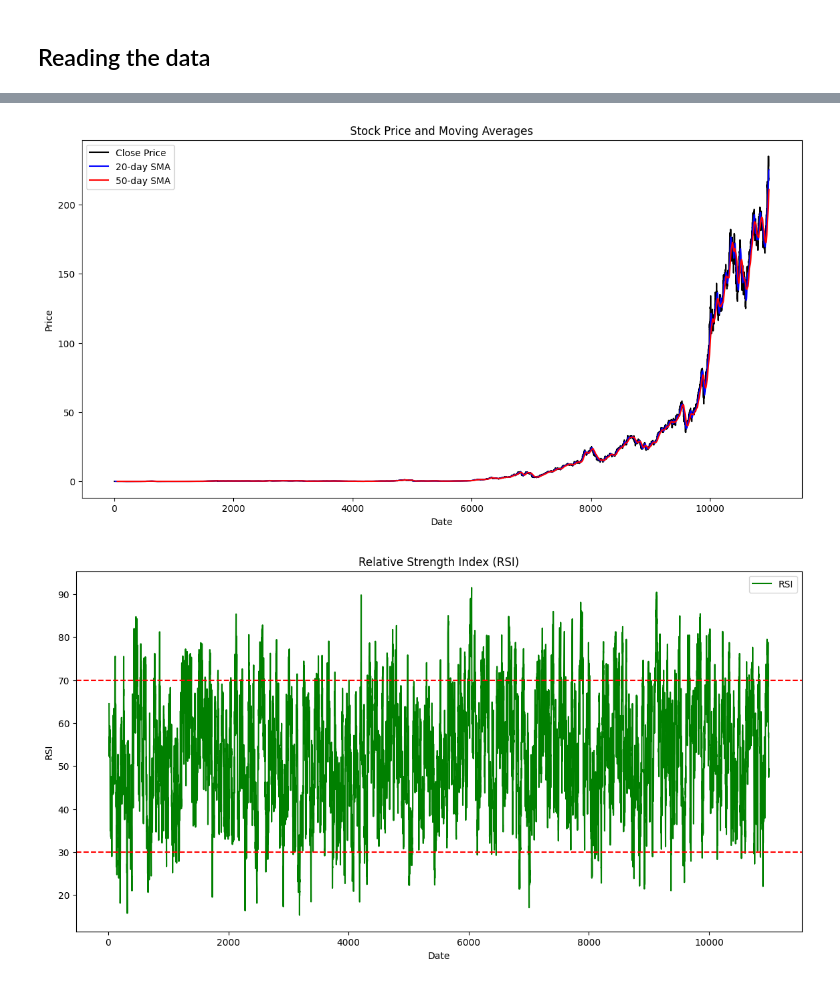
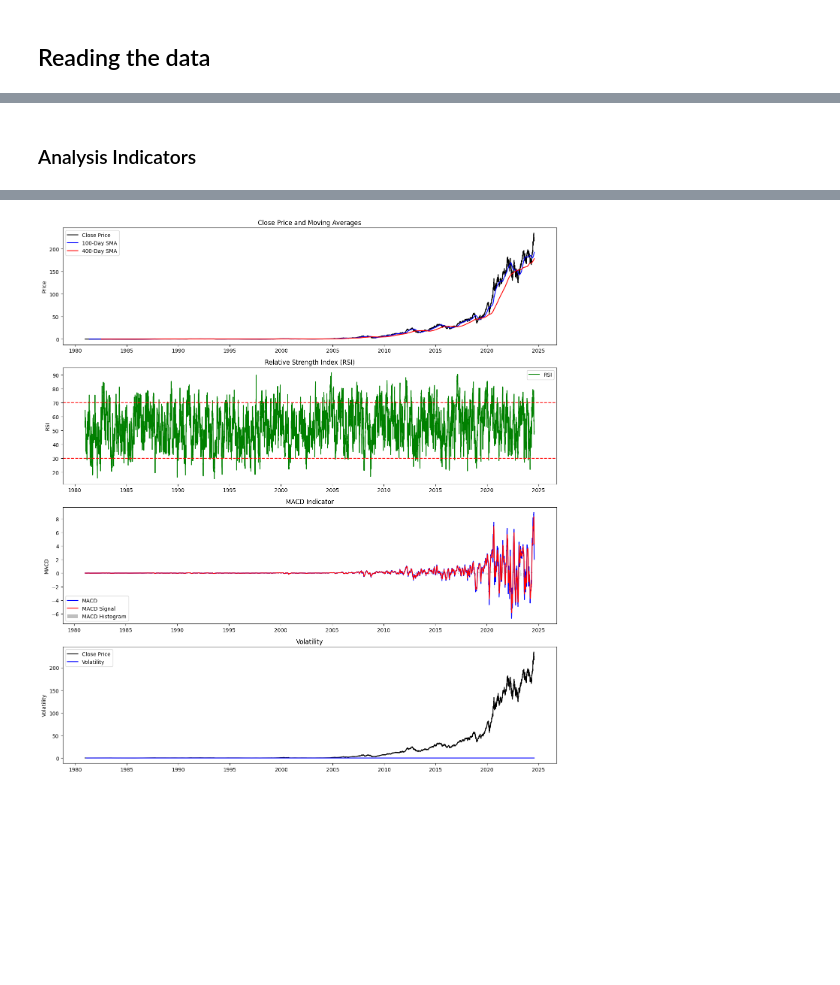
Before and after one commit to yohannestayez/Financial-News-and-Stock-Price-Integration, a Jupyter notebook: notebooks/Analysis2.ipynb, the cells around one changed output, grey strips where cells are left out. Drawn from its saved outputs; the diff is of its cells as text; code cells hidden in the pictures; blank space fills up the shorter version.

```diff
--- a/notebooks/Analysis2.ipynb
+++ b/notebooks/Analysis2.ipynb
@@ -8,6 +9,10 @@ import matplotlib.pyplot as plt
 # Load the CSV file into a Pandas DataFrame
 df = pd.read_csv(r'C:\Users\Toshiba\Desktop\Kifiya AIM 1\Week 1\Data\yfinance_data\yfinance_data\AAPL_historical_data.csv')
 
+# Ensure the required columns are present
+required_columns = ['Date', 'Open', 'High', 'Low', 'Close', 'Volume']
+df = df[required_columns]
+
 # Display the first few rows of the data
 print(df.head())
 # %% [output]
@@ -27,14 +25,16 @@ print(df.head())
+# %% [markdown]
+### Analysis Indicators
 # %%
-# Ensure the required columns are present
-required_columns = ['Open', 'High', 'Low', 'Close', 'Volume']
-df = df[required_columns]
+# Convert Date column to datetime if not already done
+df['Date'] = pd.to_datetime(df['Date'])
+df.set_index('Date', inplace=True)
 
-# Calculate Moving Averages
-df['SMA_20'] = talib.SMA(df['Close'], timeperiod=20)  # 20-day Simple Moving Average
-df['SMA_50'] = talib.SMA(df['Close'], timeperiod=50)  # 50-day Simple Moving Average
+# Calculate 100-day and 400-day Moving Averages
+df['SMA100'] = talib.SMA(df['Close'], timeperiod=100)
+df['SMA400'] = talib.SMA(df['Close'], timeperiod=400)
 
 # Calculate RSI (Relative Strength Index)
-df['RSI'] = talib.RSI(df['Close'], timeperiod=14)  # 14-day RSI
+df['RSI'] = talib.RSI(df['Close'], timeperiod=14)
 
 # Calculate MACD (Moving Average Convergence Divergence)
 macd, macdsignal, macdhist = talib.MACD(df['Close'], fastperiod=12, slowperiod=26, signalperiod=9)
@@ -42,39 +42,53 @@ df['MACD'] = macd
 df['MACD_Signal'] = macdsignal
 df['MACD_Hist'] = macdhist
 
+# Calculate daily returns
+df['Return'] = df['Close'].pct_change()
+
+# Calculate rolling volatility (21-day rolling standard deviation of returns)
+df['Volatility'] = df['Return'].rolling(window=21).std()
+
 # Display the DataFrame with the new indicators
 print(df.head())
 
-# Plot Closing Price with Moving Averages
-plt.figure(figsize=(14, 7))
+# Plotting
+plt.figure(figsize=(14, 15))
+
+# Plot Close Price and Moving Averages
+plt.subplot(4, 1, 1)
 plt.plot(df['Close'], label='Close Price', color='black')
-plt.plot(df['SMA_20'], label='20-day SMA', color='blue')
-plt.plot(df['SMA_50'], label='50-day SMA', color='red')
-plt.title('Stock Price and Moving Averages')
-plt.xlabel('Date')
+plt.plot(df['SMA100'], label='100-Day SMA', color='blue')
+plt.plot(df['SMA400'], label='400-Day SMA', color='red')
+plt.title('Close Price and Moving Averages')
 plt.ylabel('Price')
 plt.legend()
-plt.show()
 
 # Plot RSI
-plt.figure(figsize=(14, 7))
+plt.subplot(4, 1, 2)
 plt.plot(df['RSI'], label='RSI', color='green')
+plt.title('Relative Strength Index (RSI)')
 plt.axhline(70, color='red', linestyle='--')
 plt.axhline(30, color='red', linestyle='--')
-plt.title('Relative Strength Index (RSI)')
-plt.xlabel('Date')
 plt.ylabel('RSI')
 plt.legend()
-plt.show()
 
 # Plot MACD
-plt.figure(figsize=(14, 7))
+plt.subplot(4, 1, 3)
 plt.plot(df['MACD'], label='MACD', color='blue')
 plt.plot(df['MACD_Signal'], label='MACD Signal', color='red')
 plt.bar(df.index, df['MACD_Hist'], label='MACD Histogram', color='grey', alpha=0.5)
 plt.title('MACD Indicator')
-plt.xlabel('Date')
 plt.ylabel('MACD')
 plt.legend()
+
+# Plot Close Price and Volatility
+plt.subplot(4, 1, 4)
+plt.plot(df['Close'], label='Close Price', color='black')
+plt.plot(df['Volatility'], label='Volatility', color='blue')
+plt.title('Volatility')
+plt.ylabel('Volatility')
+plt.legend()
+
+plt.tight_layout()
 plt.show()
 # %% [output]
@@ -94,2 +110 @@ plt.show()
-[figure, old version]
+[figure, new version]
-[figure, removed]
```
Also changed, not shown: parts of 3 cells of this notebook.
